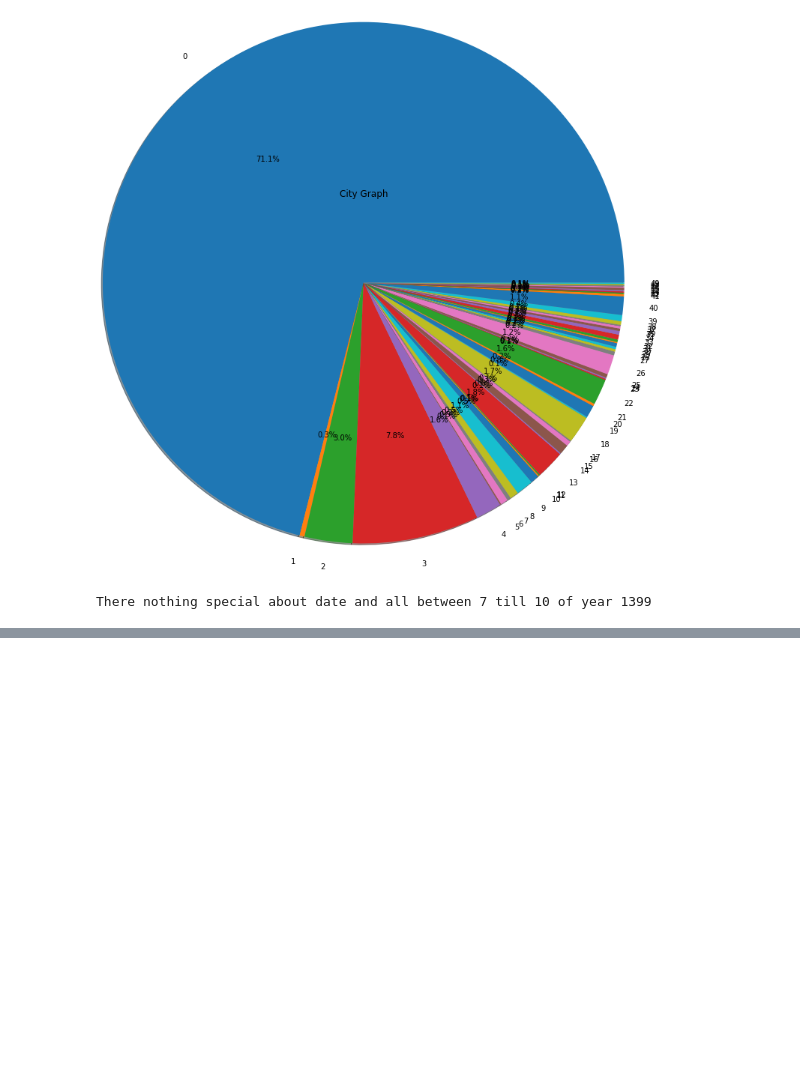
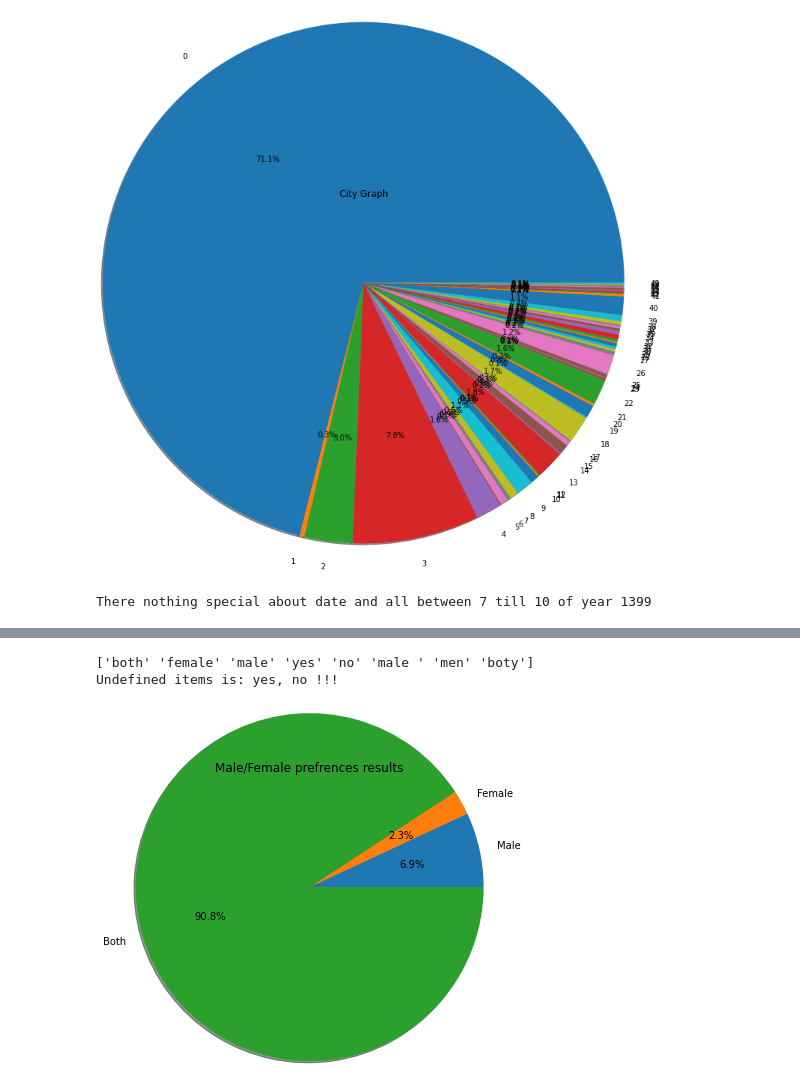
Before and after one commit to AmirCM/FIT_Final_Project, a Jupyter notebook: FIT.ipynb, the cells around one changed output, grey strips where cells are left out. Saved outputs shown, nothing was run; the diff lists cells and outputs as text; code cells hidden in the pictures; blank space fills up the shorter version.

```diff
--- a/FIT.ipynb
+++ b/FIT.ipynb
@@ -119,0 +152,17 @@ plt.show()
+# %%
+u, statistical = count_result(df['gender'].dropna())
+print(u)
+print('Undefined items is: yes, no !!!')
+male_ = statistical['male'] + statistical['male '] + statistical['men']
+female_ = statistical['female']
+both_ = statistical['both'] + statistical['boty']
+plt.pie([male_, female_, both_],
+        labels=['Male', 'Female', 'Both'],
+        shadow= True,
+        autopct='%1.1f%%',radius = 2)
+plt.title('Male/Female prefrences results')
+plt.show()
+# %% [output]
+['both' 'female' 'male' 'yes' 'no' 'male ' 'men' 'boty']
+Undefined items is: yes, no !!!
+[figure, added]
```
Also changed, not shown: parts of 7 cells of this notebook.
